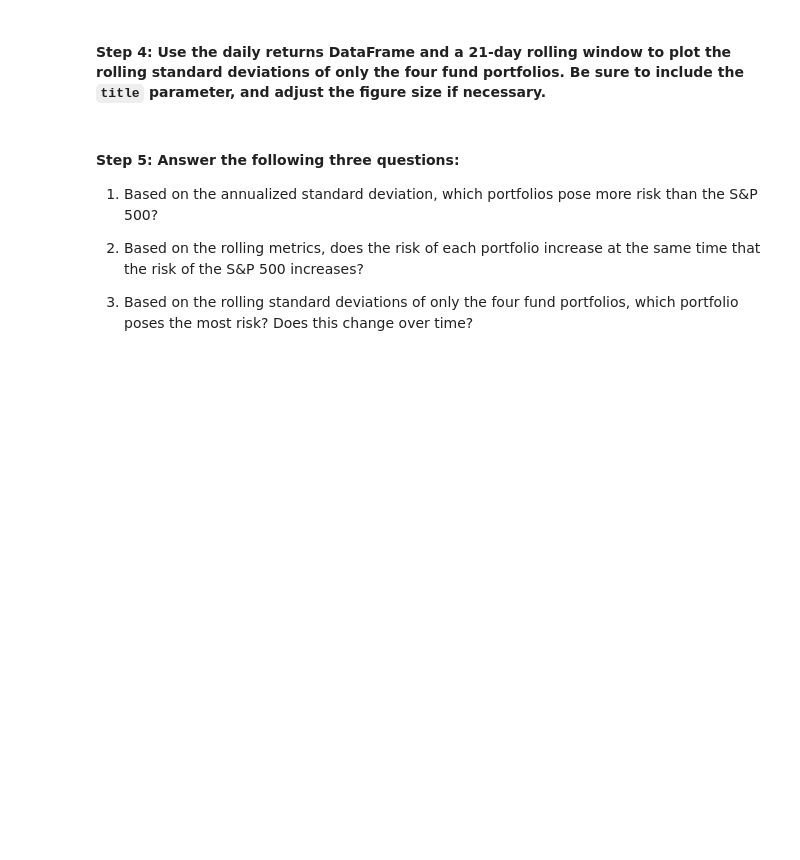
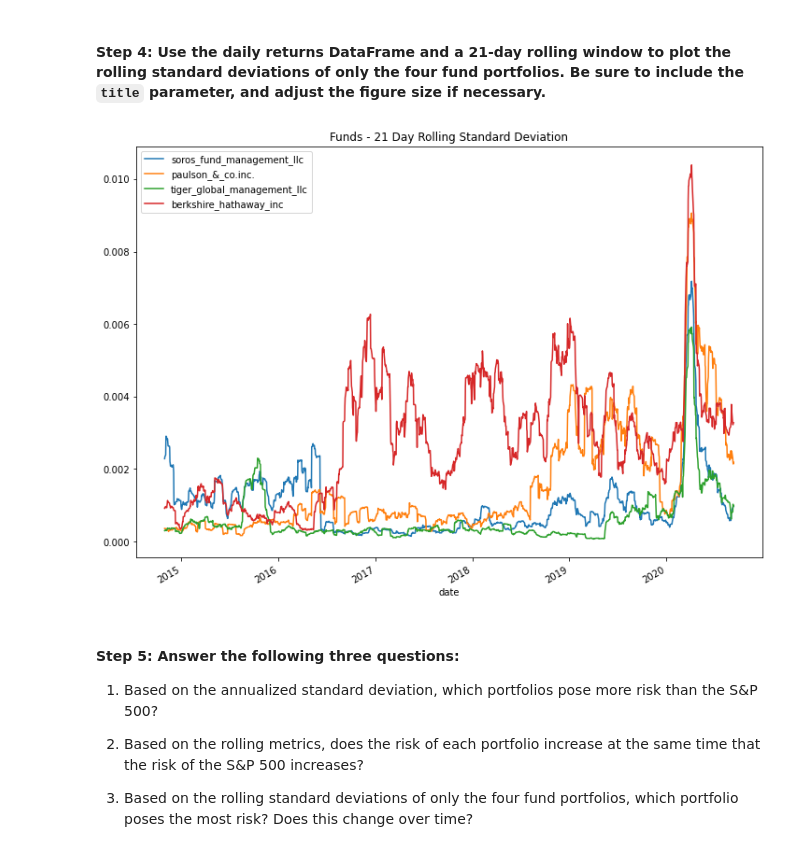
Before and after one commit to jmischung/Portfolio-Risk-Analysis, a Jupyter notebook: risk_return_analysis.ipynb, the cells around one changed output. Cells and saved outputs as stored; diff of their text form; code cells hidden in the pictures; blank space fills up the shorter version.

```diff
--- a/risk_return_analysis.ipynb
+++ b/risk_return_analysis.ipynb
@@ -288,7 +310,13 @@ Evaluate the risk profile of each portfolio by using the standard deviation and
 # %%
 # Using the daily return data and a 21-day rolling window, plot the rolling standard deviation of just the 4 portfolios.
 # Include a title parameter and adjust the figure size
-# YOUR CODE HERE
+funds_std_rolling_21_day = daily_returns.drop('s&p_500', axis=1).rolling(window=21).std()
+funds_std_rolling_21_day.plot(
+    figsize=(12, 9),
+    title='Funds - 21 Day Rolling Standard Deviation'
+);
+# %% [output]
+[figure, added]
 # %% [markdown]
 #### Step 5: Answer the following three questions:
 
```
Also changed, not shown: parts of 8 cells of this notebook.
